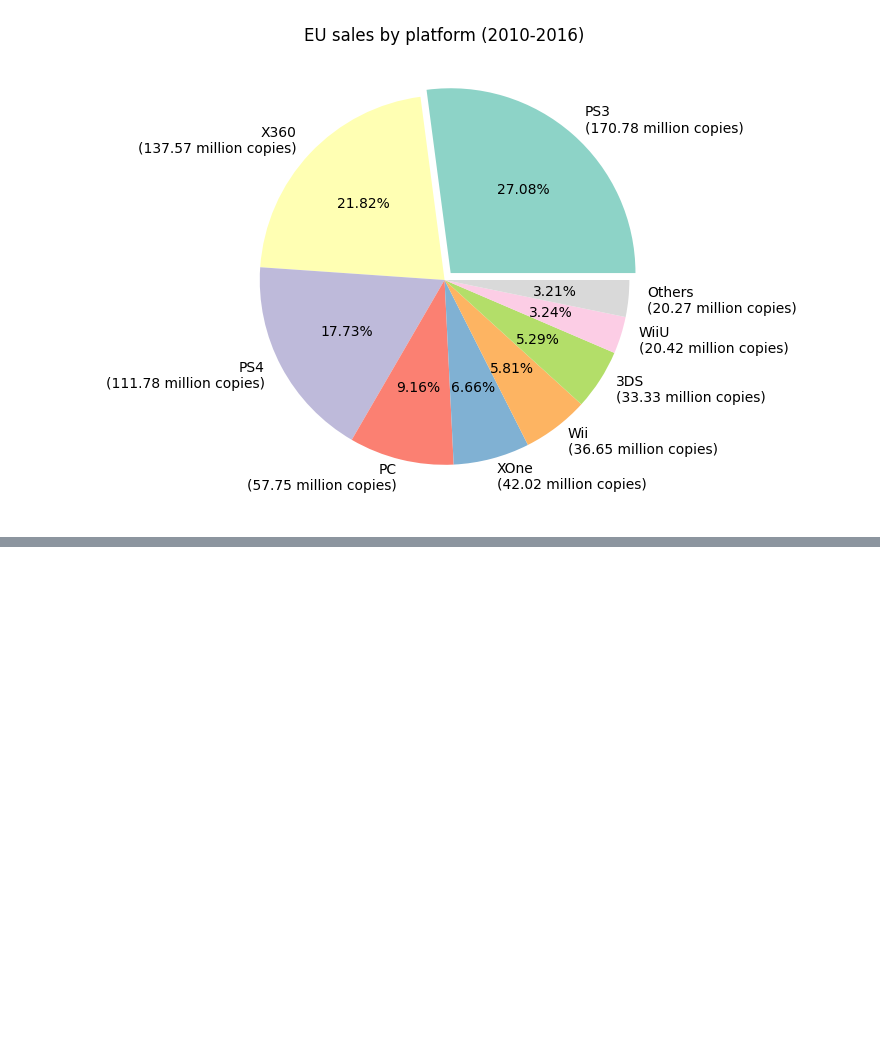
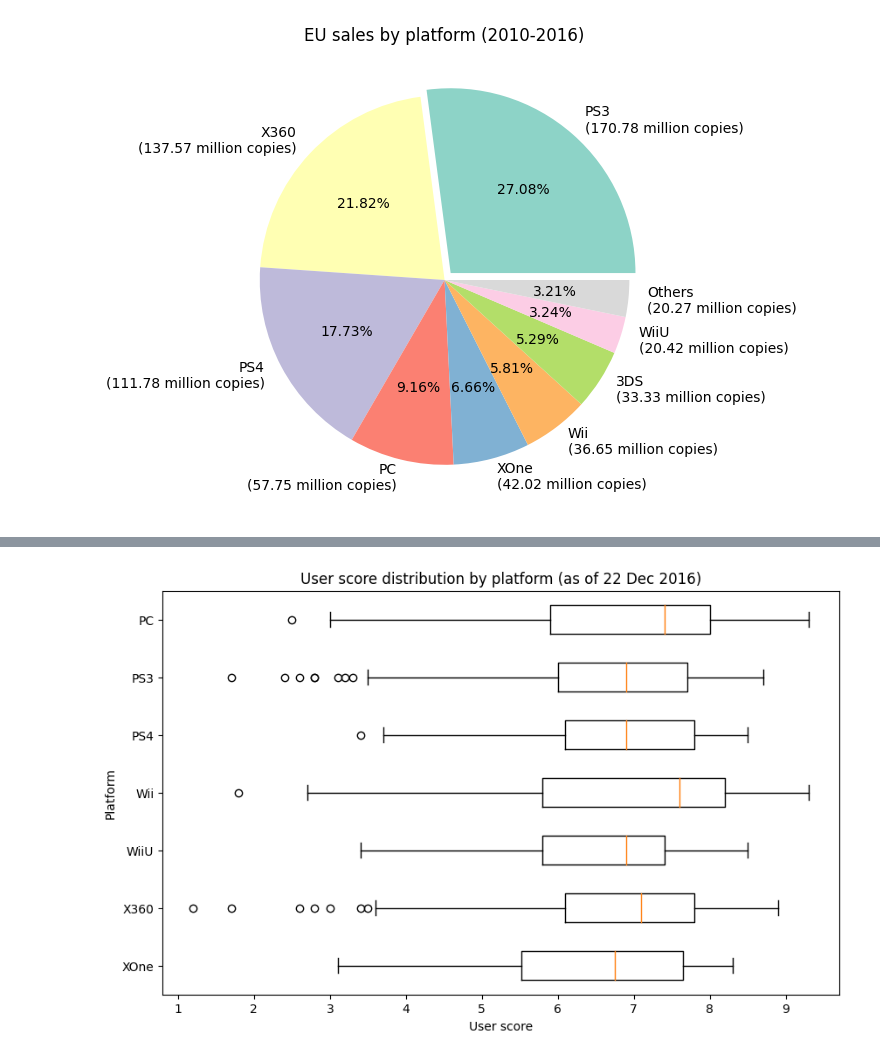
Before and after one commit to hansstanley/YongTauFoo, a Jupyter notebook: notebooks/sales_rush_kirubi.ipynb, the cells around one changed output, grey strips where cells are left out. Drawn from its saved outputs; the diff is of its cells as text; code cells hidden in the pictures; blank space fills up the shorter version.

Commit message:
Update rush platform analysis

```diff
--- a/notebooks/sales_rush_kirubi.ipynb
+++ b/notebooks/sales_rush_kirubi.ipynb
@@ -367,0 +371,3 @@ plt.show()
+# %%
+data_2004_2016 = data_clean[data_clean['Year_of_Release'] >= 2004]
+data_2004_2016.describe()
@@ -367,0 +384,3 @@ plt.show()
+# %%
+data_shooter_user = data_2004_2016[data_2004_2016['Genre'] == 'Shooter'][['Platform', 'User_Score', 'User_Count']]
+data_shooter_user.describe()
@@ -367,0 +432,12 @@ plt.show()
+# %%
+chosen_platforms = ['XOne', 'X360', 'WiiU', 'Wii', 'PS4', 'PS3', 'PC']
+
+plt.figure(figsize=figure_size)
+plt.boxplot([data_shooter_user[data_shooter_user['Platform'] == p]['User_Score'] for p in chosen_platforms],
+            labels=chosen_platforms, vert=False)
+plt.xlabel('User score')
+plt.ylabel('Platform')
+plt.title('User score distribution by platform (as of 22 Dec 2016)')
+plt.show()
+# %% [output]
+[figure, added]
```
Also changed, not shown: parts of 22 cells of this notebook.
